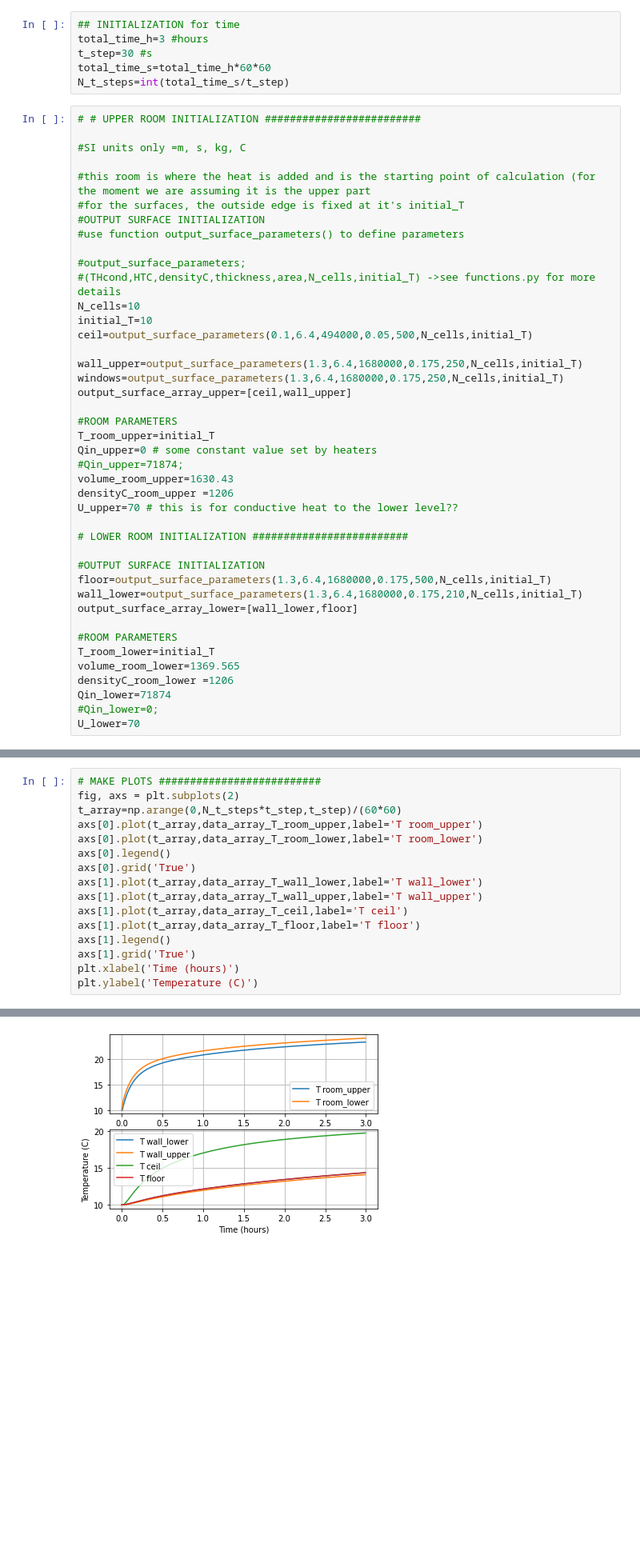
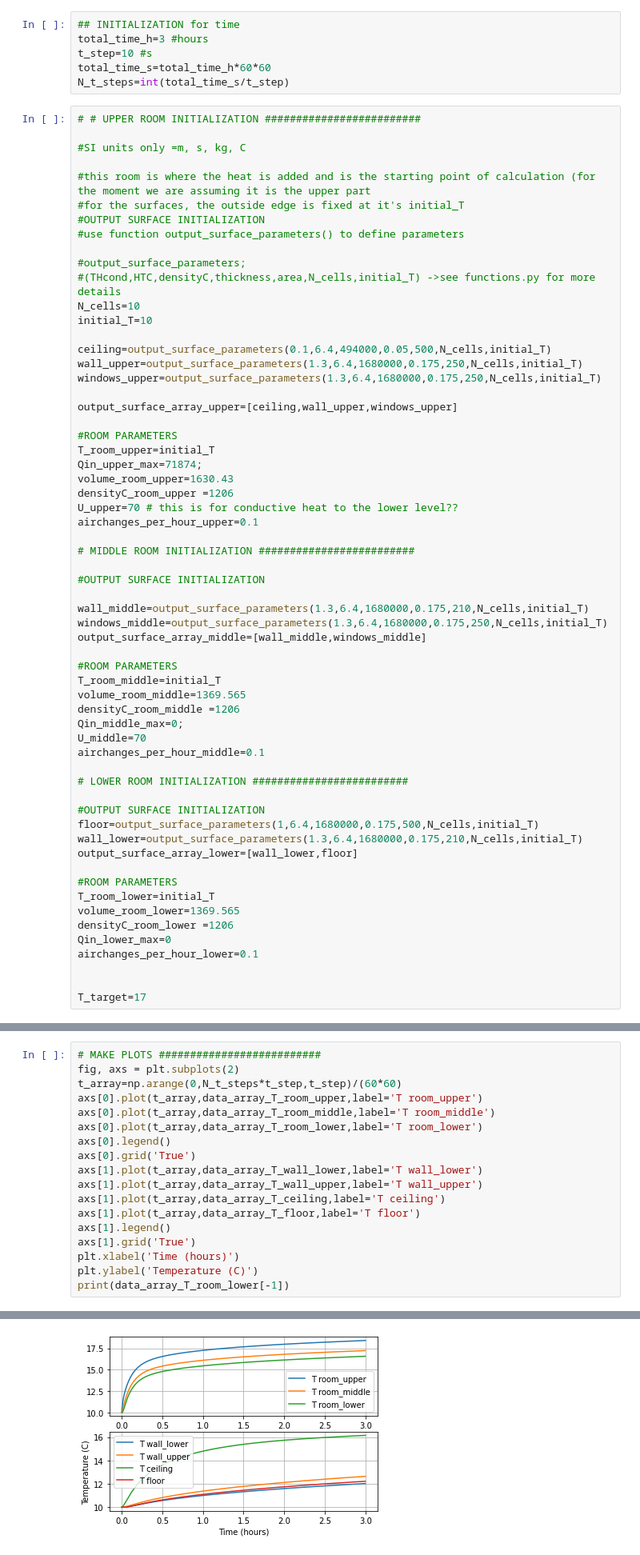
Before and after one commit to l-hemsley/HeatingModel, a Jupyter notebook: SimpleBoxModelv2_0.ipynb, the cells around one changed output, grey strips where cells are left out. Shown at 80% size. Saved outputs shown, nothing was run; the diff lists cells and outputs as text; blank space fills up the shorter version.

```diff
--- a/SimpleBoxModelv2_0.ipynb
+++ b/SimpleBoxModelv2_0.ipynb
@@ -7,7 +7,7 @@ from functions import *
 # %%
 ## INITIALIZATION for time
 total_time_h=3 #hours
-t_step=30 #s
+t_step=10 #s
 total_time_s=total_time_h*60*60
 N_t_steps=int(total_time_s/t_step)
 # %%
@@ -24,24 +24,41 @@ N_t_steps=int(total_time_s/t_step)
 #(THcond,HTC,densityC,thickness,area,N_cells,initial_T) ->see functions.py for more details
 N_cells=10
 initial_T=10
-ceil=output_surface_parameters(0.1,6.4,494000,0.05,500,N_cells,initial_T)
 
+ceiling=output_surface_parameters(0.1,6.4,494000,0.05,500,N_cells,initial_T)
 wall_upper=output_surface_parameters(1.3,6.4,1680000,0.175,250,N_cells,initial_T)
-windows=output_surface_parameters(1.3,6.4,1680000,0.175,250,N_cells,initial_T)
-output_surface_array_upper=[ceil,wall_upper]
+windows_upper=output_surface_parameters(1.3,6.4,1680000,0.175,250,N_cells,initial_T)
+
+output_surface_array_upper=[ceiling,wall_upper,windows_upper]
 
 #ROOM PARAMETERS
 T_room_upper=initial_T
-Qin_upper=0 # some constant value set by heaters
-#Qin_upper=71874;
+Qin_upper_max=71874;
 volume_room_upper=1630.43
 densityC_room_upper =1206
 U_upper=70 # this is for conductive heat to the lower level??
+airchanges_per_hour_upper=0.1
+
+# MIDDLE ROOM INITIALIZATION #########################
+
+#OUTPUT SURFACE INITIALIZATION
+
+wall_middle=output_surface_parameters(1.3,6.4,1680000,0.175,210,N_cells,initial_T)
+windows_middle=output_surface_parameters(1.3,6.4,1680000,0.175,250,N_cells,initial_T)
+output_surface_array_middle=[wall_middle,windows_middle]
+
+#ROOM PARAMETERS
+T_room_middle=initial_T
+volume_room_middle=1369.565
+densityC_room_middle =1206
+Qin_middle_max=0;
+U_middle=70
+airchanges_per_hour_middle=0.1
 
 # LOWER ROOM INITIALIZATION #########################
 
 #OUTPUT SURFACE INITIALIZATION
-floor=output_surface_parameters(1.3,6.4,1680000,0.175,500,N_cells,initial_T)
+floor=output_surface_parameters(1,6.4,1680000,0.175,500,N_cells,initial_T)
 wall_lower=output_surface_parameters(1.3,6.4,1680000,0.175,210,N_cells,initial_T)
 output_surface_array_lower=[wall_lower,floor]
 
@@ -49,9 +66,11 @@ output_surface_array_lower=[wall_lower,floor]
 T_room_lower=initial_T
 volume_room_lower=1369.565
 densityC_room_lower =1206
-Qin_lower=71874
-#Qin_lower=0;
-U_lower=70
+Qin_lower_max=0
+airchanges_per_hour_lower=0.1
+
+
+T_target=17
 # %%
 ## DO CALCULATION ##################
 
@@ -94,15 +146,17 @@ for t in range(N_t_steps):
 fig, axs = plt.subplots(2)
 t_array=np.arange(0,N_t_steps*t_step,t_step)/(60*60)
 axs[0].plot(t_array,data_array_T_room_upper,label='T room_upper')
+axs[0].plot(t_array,data_array_T_room_middle,label='T room_middle')
 axs[0].plot(t_array,data_array_T_room_lower,label='T room_lower')
 axs[0].legend()
 axs[0].grid('True')
 axs[1].plot(t_array,data_array_T_wall_lower,label='T wall_lower')
 axs[1].plot(t_array,data_array_T_wall_upper,label='T wall_upper')
-axs[1].plot(t_array,data_array_T_ceil,label='T ceil')
+axs[1].plot(t_array,data_array_T_ceiling,label='T ceiling')
 axs[1].plot(t_array,data_array_T_floor,label='T floor')
 axs[1].legend()
 axs[1].grid('True')
 plt.xlabel('Time (hours)')
 plt.ylabel('Temperature (C)')
+print(data_array_T_room_lower[-1])
 # %% [output]
@@ -110 +164 @@ Text(0, 0.5, 'Temperature (C)')
-[figure, old version]
+[figure, new version]
```
Also changed, not shown: parts of 5 cells of this notebook, 1 other file.
